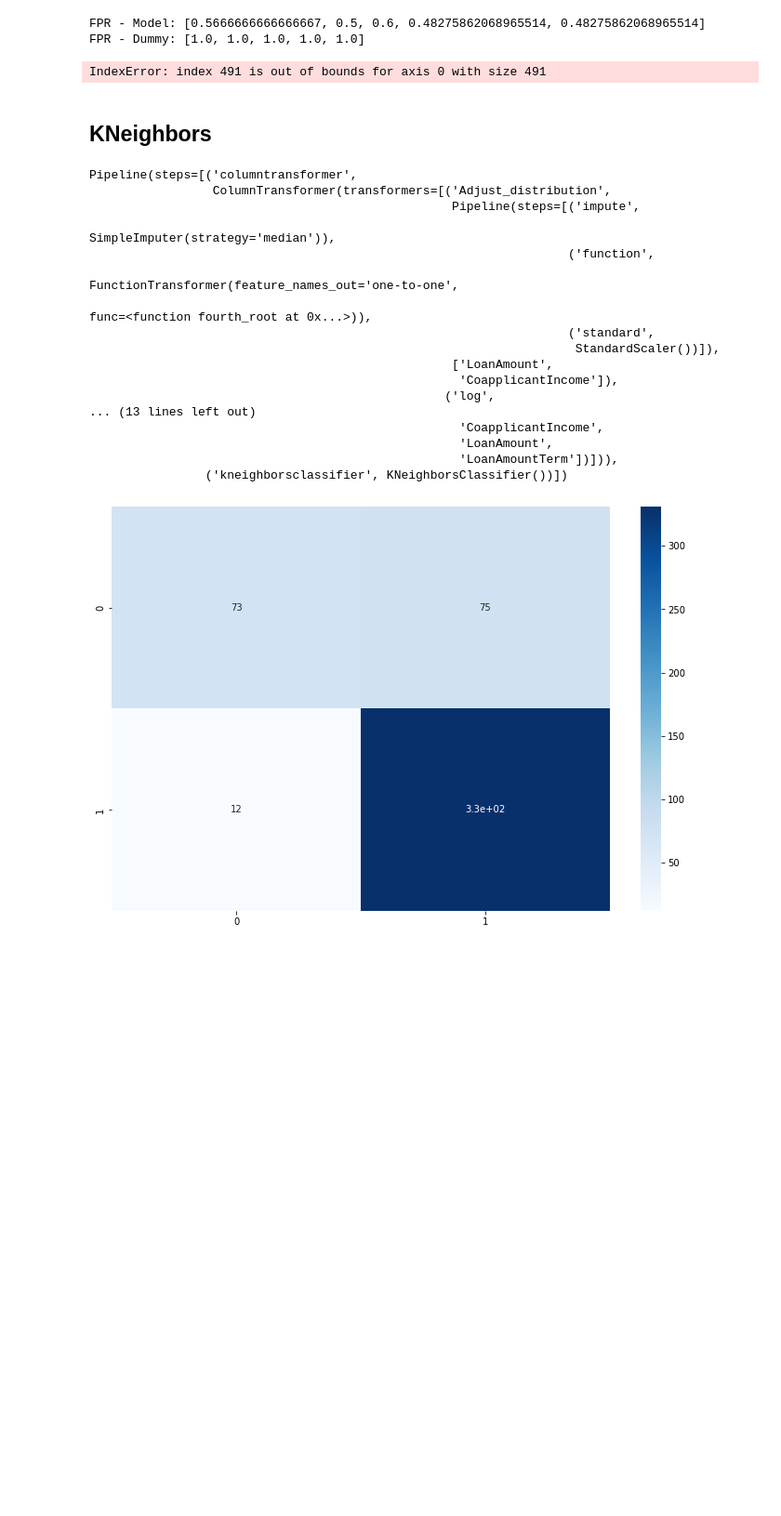
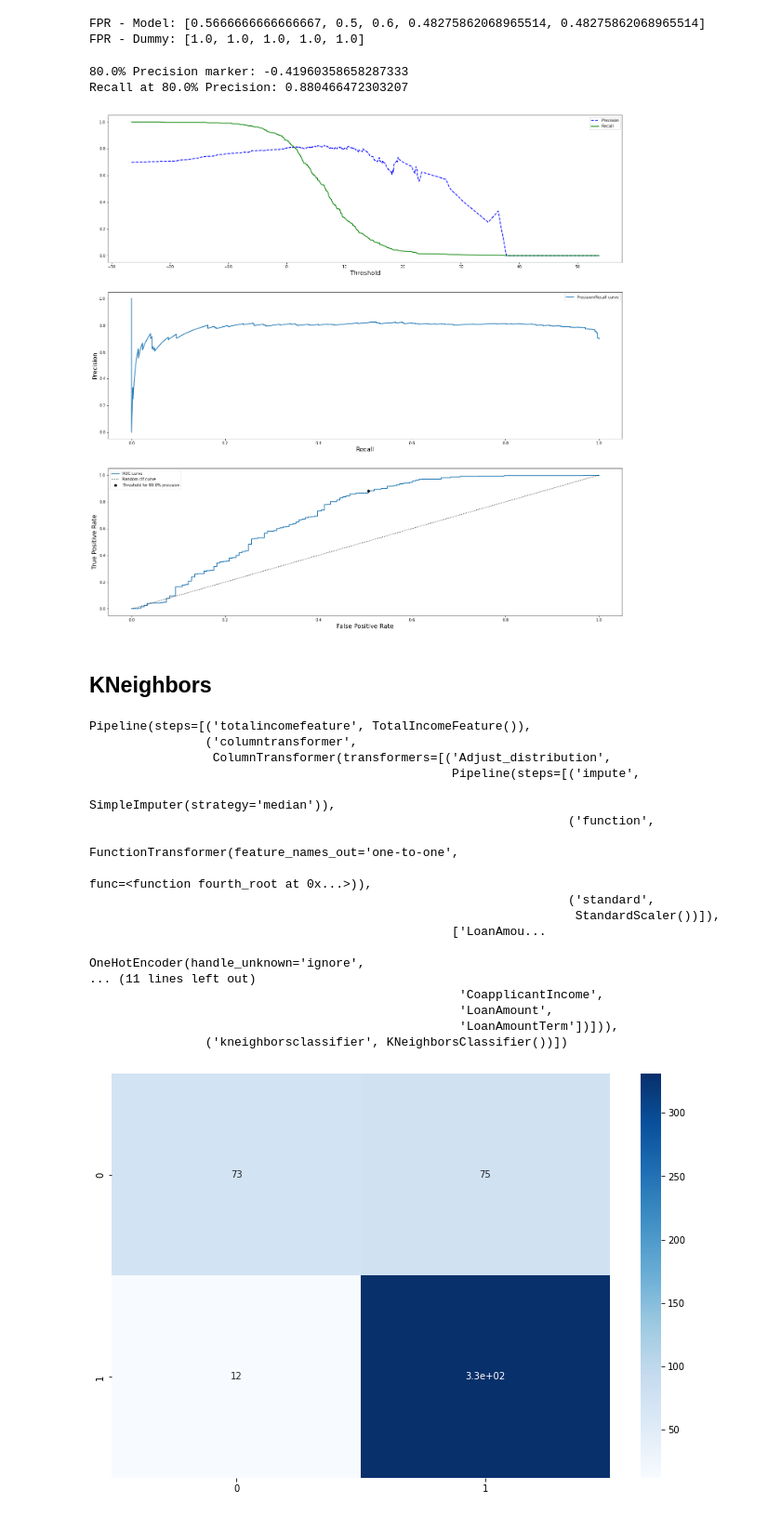
Before and after one commit to CharlesPizza/HomeLoan, a Jupyter notebook: Walkthrough.ipynb, the cells around one changed output. Shown at 93% size. Saved outputs shown, nothing was run; the diff lists cells and outputs as text; code cells hidden in the pictures; blank space fills up the shorter version.

```diff
--- a/Walkthrough.ipynb
+++ b/Walkthrough.ipynb
@@ -434,17 +434,20 @@ false_pos_rate(sgd_clf, X_train_prep, y_train_prep, cv=5)
 FPR - Model: [0.5666666666666667, 0.5, 0.6, 0.48275862068965514, 0.48275862068965514]
 FPR - Dummy: [1.0, 1.0, 1.0, 1.0, 1.0]
 # %%
-threshold_eval(sgd_clf, X_train_prep, y_train_prep, cv=3)
+threshold_eval(sgd_clf, X_train_prep, y_train_prep, cv=3, threshold=0.8)
 # %% [output]
-IndexError: index 491 is out of bounds for axis 0 with size 491
+80.0% Precision marker: -0.41960358658287333
+Recall at 80.0% Precision: 0.880466472303207
+[figure, added]
 # %% [markdown]
 ## KNeighbors
 # %%
 from sklearn.neighbors import KNeighborsClassifier
-knn_clf = make_pipeline(preprocessing, KNeighborsClassifier())
+knn_clf = make_pipeline(TotalIncomeFeature(), preprocessing, KNeighborsClassifier())
 knn_clf.fit(X_train_prep, y_train_prep)
 # %% [output]
-Pipeline(steps=[('columntransformer',
+Pipeline(steps=[('totalincomefeature', TotalIncomeFeature()),
+                ('columntransformer',
                  ColumnTransformer(transformers=[('Adjust_distribution',
                                                   Pipeline(steps=[('impute',
                                                                    SimpleImputer(strategy='median')),
@@ -453,10 +456,9 @@ Pipeline(steps=[('columntransformer',
                                                                                        func=<function fourth_root at 0x...>)),
                                                                   ('standard',
                                                                    StandardScaler())]),
-                                                  ['LoanAmount',
-                                                   'CoapplicantIncome']),
-                                                 ('log',
-... (13 lines left out)
+                                                  ['LoanAmou...
+                                                                   OneHotEncoder(handle_unknown='ignore',
+... (11 lines left out)
                                                    'CoapplicantIncome',
                                                    'LoanAmount',
                                                    'LoanAmountTerm'])])),
```
Also changed, not shown: parts of 33 cells of this notebook, 3 other files.
